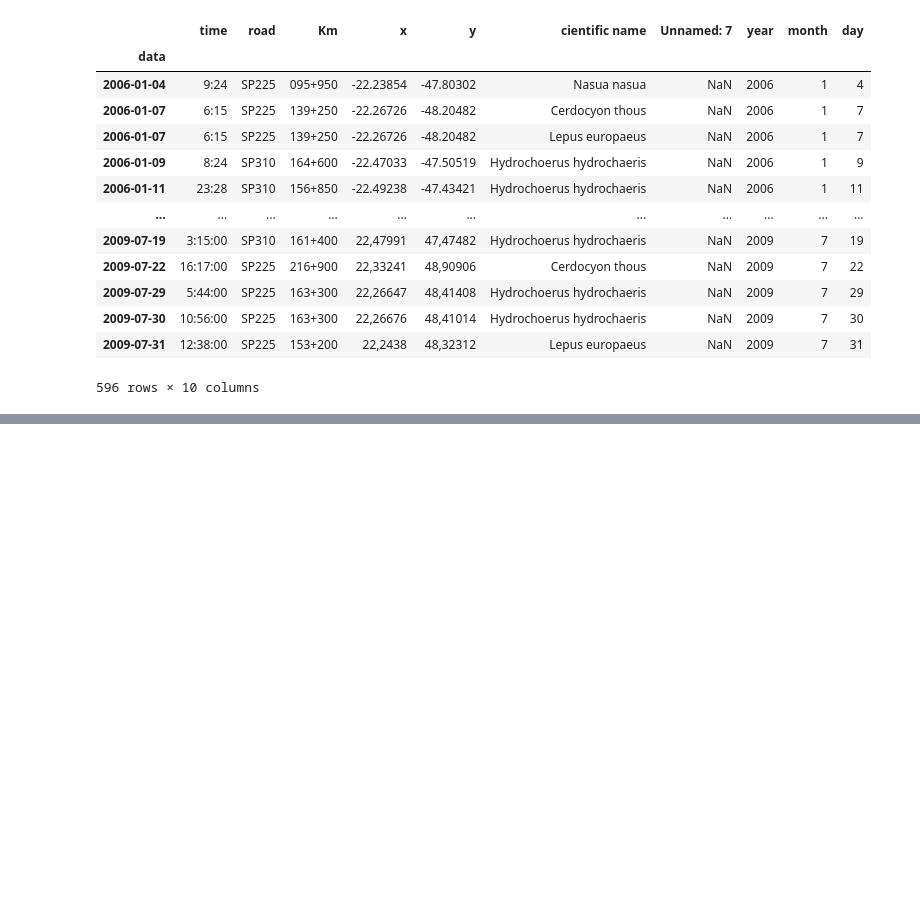
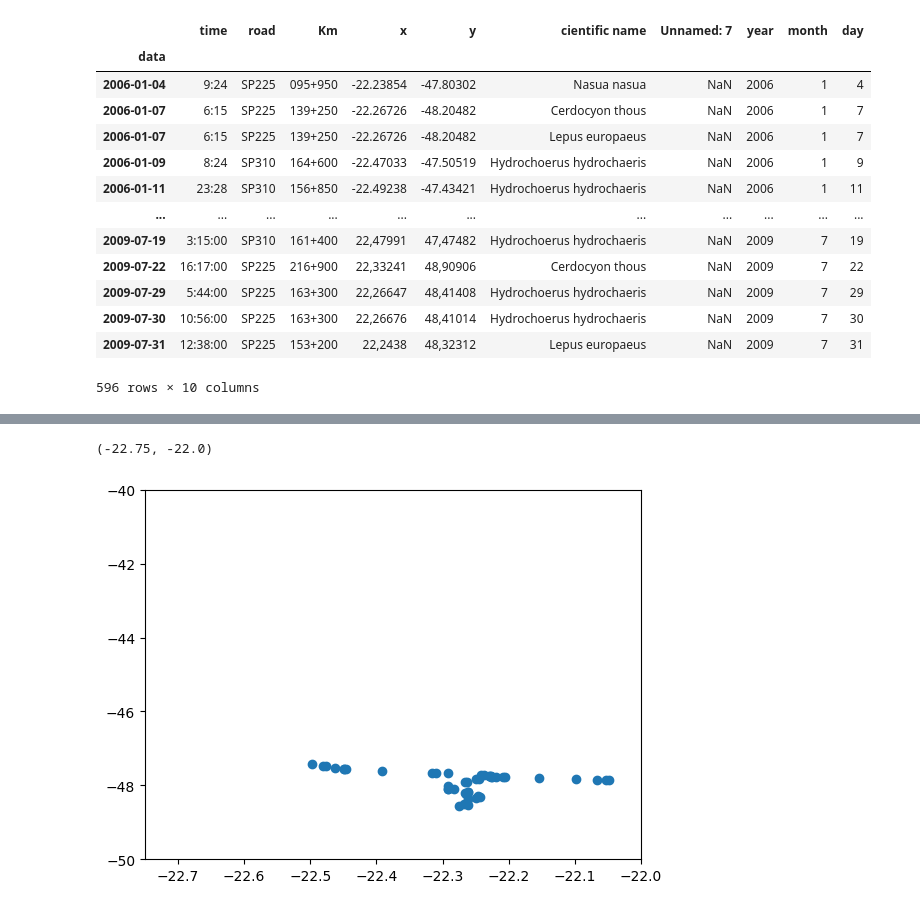
Before and after one commit to edinei1309/ENS410064, a Jupyter notebook: Script/Aula3_Treino.ipynb, the cells around one changed output, grey strips where cells are left out. Drawn from its saved outputs; the diff is of its cells as text; code cells hidden in the pictures; blank space fills up the shorter version.

```diff
--- a/Script/Aula3_Treino.ipynb
+++ b/Script/Aula3_Treino.ipynb
@@ -202,0 +240,9 @@ Index(['level_0', 'index', 'data', 'time', 'road', 'Km', 'x', 'y',
+# %%
+fig2, ax2=plt.subplots()
+ax2.scatter(np.float64(allDataDf.x.str.replace(",",".").str.replace(" ","")),
+         np.float64(allDataDf.y.str.replace(",",".").str.replace(" ","")))
+ax2.set_ylim(-50,-40)
+ax2.set_xlim(-22.75,-22)
+# %% [output]
+(-22.75, -22.0)
+[figure, added]
```
Also changed, not shown: parts of 9 cells of this notebook, 2 other files.
